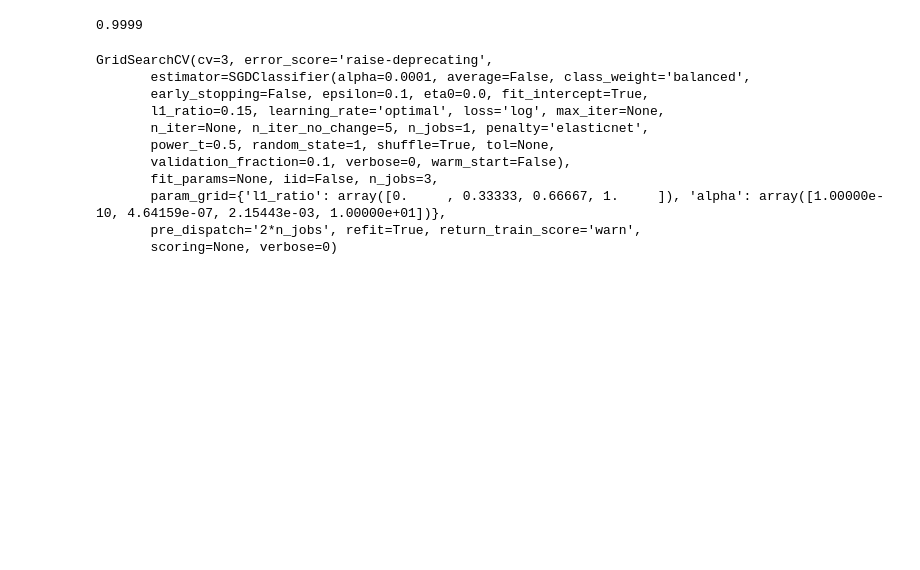
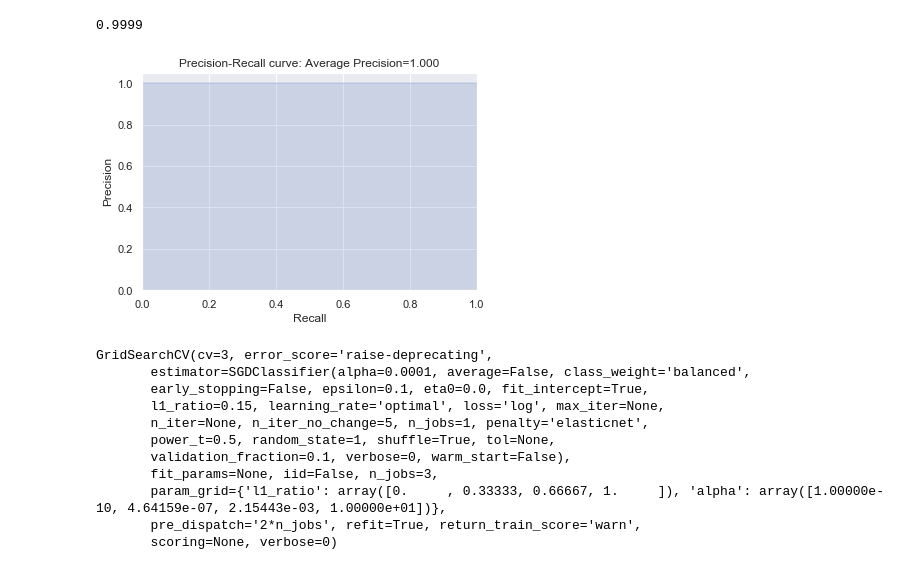
Before and after one commit to tloeber/Springboard, a Jupyter notebook: capstone_lending_club/lending_club_2_modeling.ipynb, the cells around one changed output. Saved outputs shown, nothing was run; the diff lists cells and outputs as text; code cells hidden in the pictures; blank space fills up the shorter version.

```diff
--- a/capstone_lending_club/lending_club_2_modeling.ipynb
+++ b/capstone_lending_club/lending_club_2_modeling.ipynb
@@ -269,8 +311,8 @@ grid={'l1_ratio': np.linspace(0, 1, 4),
       'alpha': np.logspace(-10, 1, 4)}
 
 # With iid = True
-gscv_t = GridSearchCV(lr_en, param_grid=grid, iid=True, cv=3, n_jobs=3)
-gscv_t.fit(X_train_p, y_train)
+gs_el_t = GridSearchCV(lr_en, param_grid=grid, iid=True, cv=3, n_jobs=3)
+gs_el_t.fit(X_train_p, y_train)
 # %% [output]
 GridSearchCV(cv=3, error_score='raise-deprecating',
        estimator=SGDClassifier(alpha=0.0001, average=False, class_weight='balanced',
@@ -289,5 +331,10 @@ gscv_t.score(X_test_small_p, y_test_small)
 # %% [output]
 0.9999
+# %%
+y_pred_el = gs_el_t.predict(X_test_small_p)
+plot_precision_recall(y_test_small, y_pred_el)
+# %% [output]
+[figure, added]
 # %%
 # joblib.dump(gscv_t, 'gscv_t.joblib') # Save
 # %%
```
Also changed, not shown: parts of 13 cells of this notebook.
